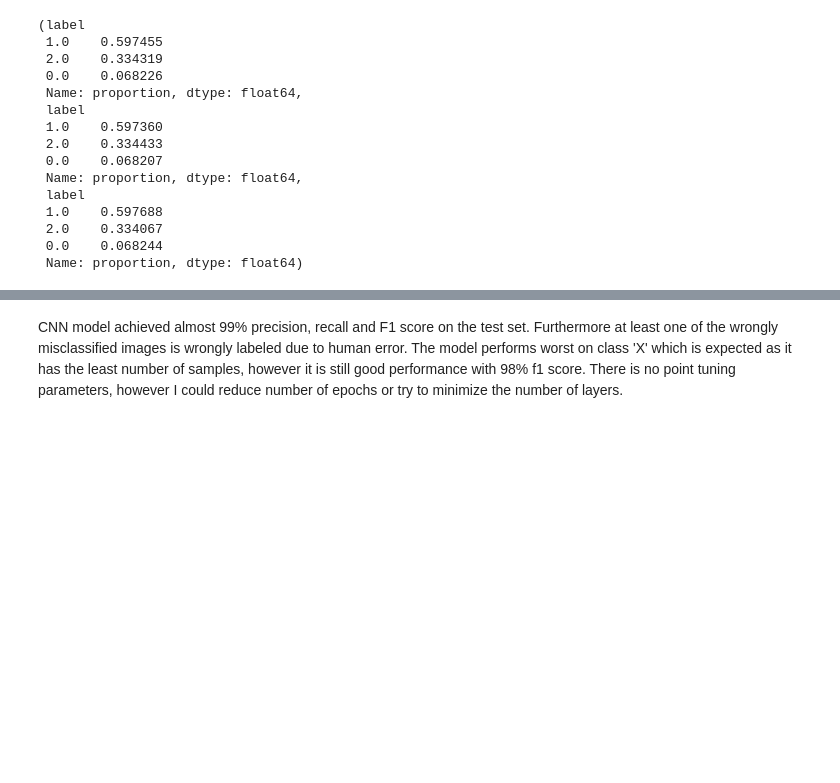
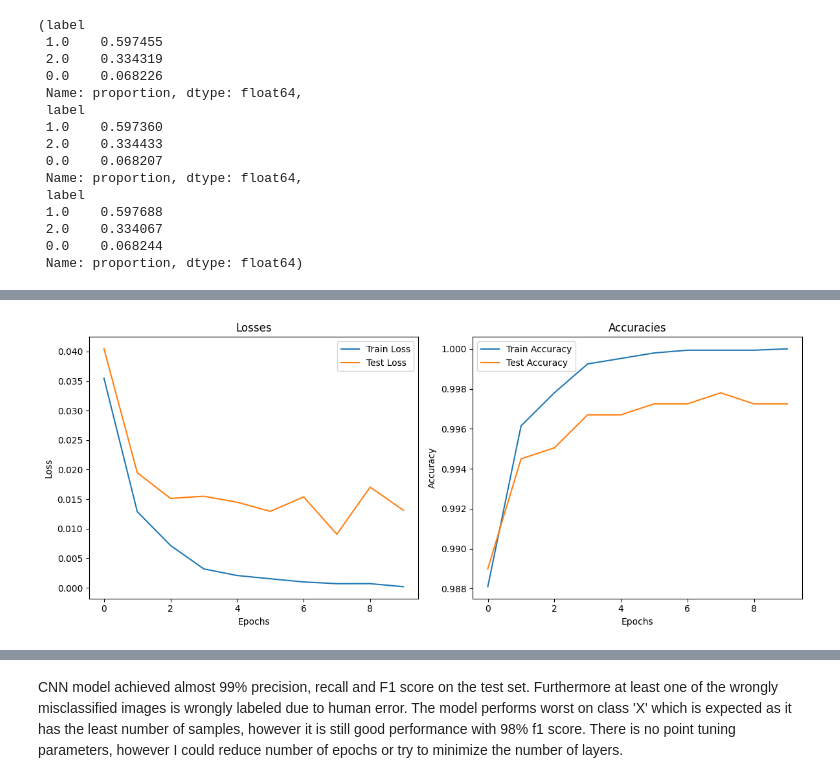
Before and after one commit to Nightbaka/Rekrutacja-Neuron---Tier-1, a Jupyter notebook: experiments.ipynb, the cells around one changed output, grey strips where cells are left out. Drawn from its saved outputs; the diff is of its cells as text; code cells hidden in the pictures; blank space fills up the shorter version.

```diff
--- a/experiments.ipynb
+++ b/experiments.ipynb
@@ -81,3 +81,7 @@ Test Loss: 0.0111, Test Accuracy: 99.78%
+# %%
+plot_losses_accs(train_loss, test_loss, train_acc, test_acc)
+# %% [output]
+[figure, added]
 # %%
 analyze_predictions(model, test_loader, device)
 # %% [output]
```
Also changed, not shown: parts of 6 cells of this notebook, 2 other files.
